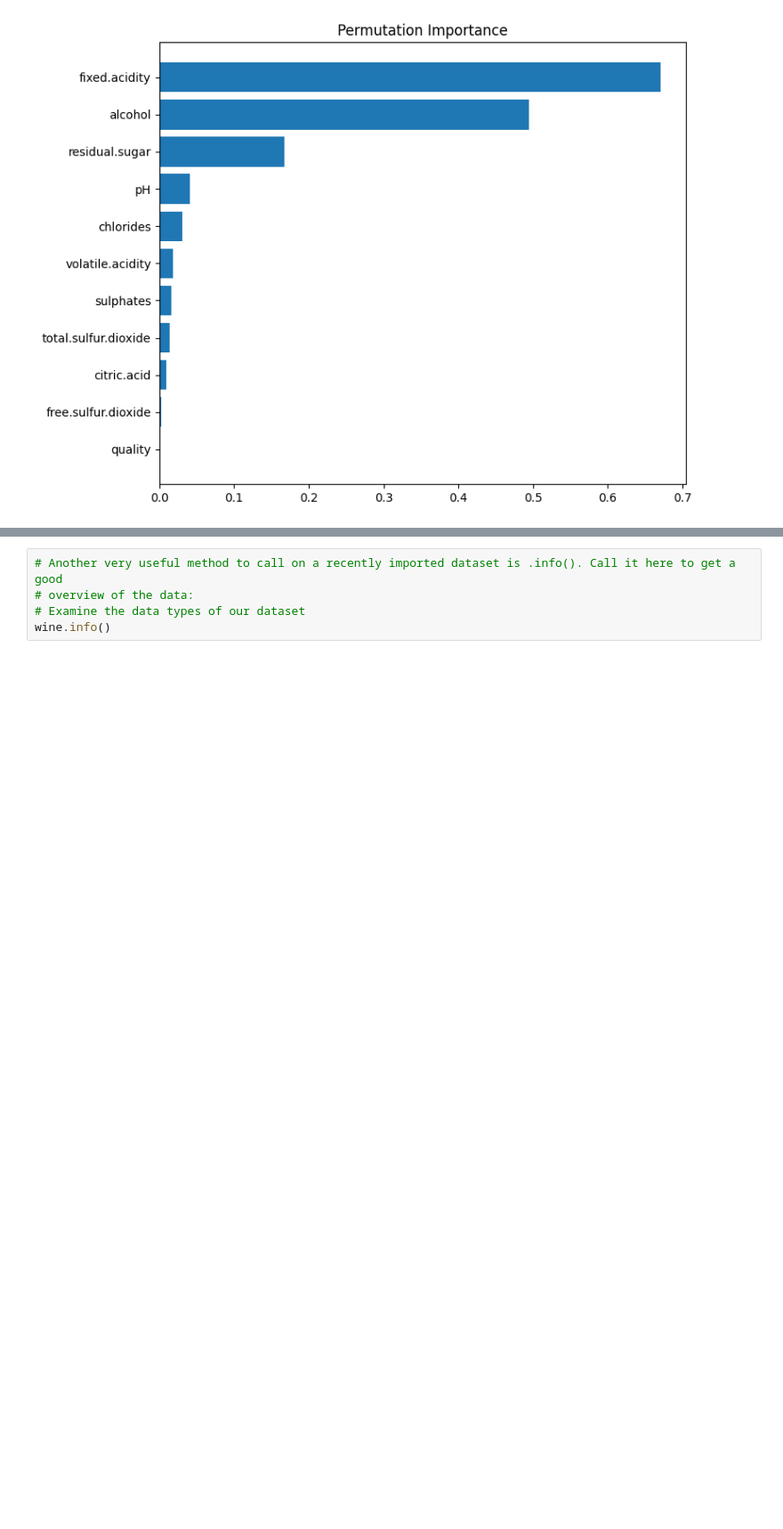
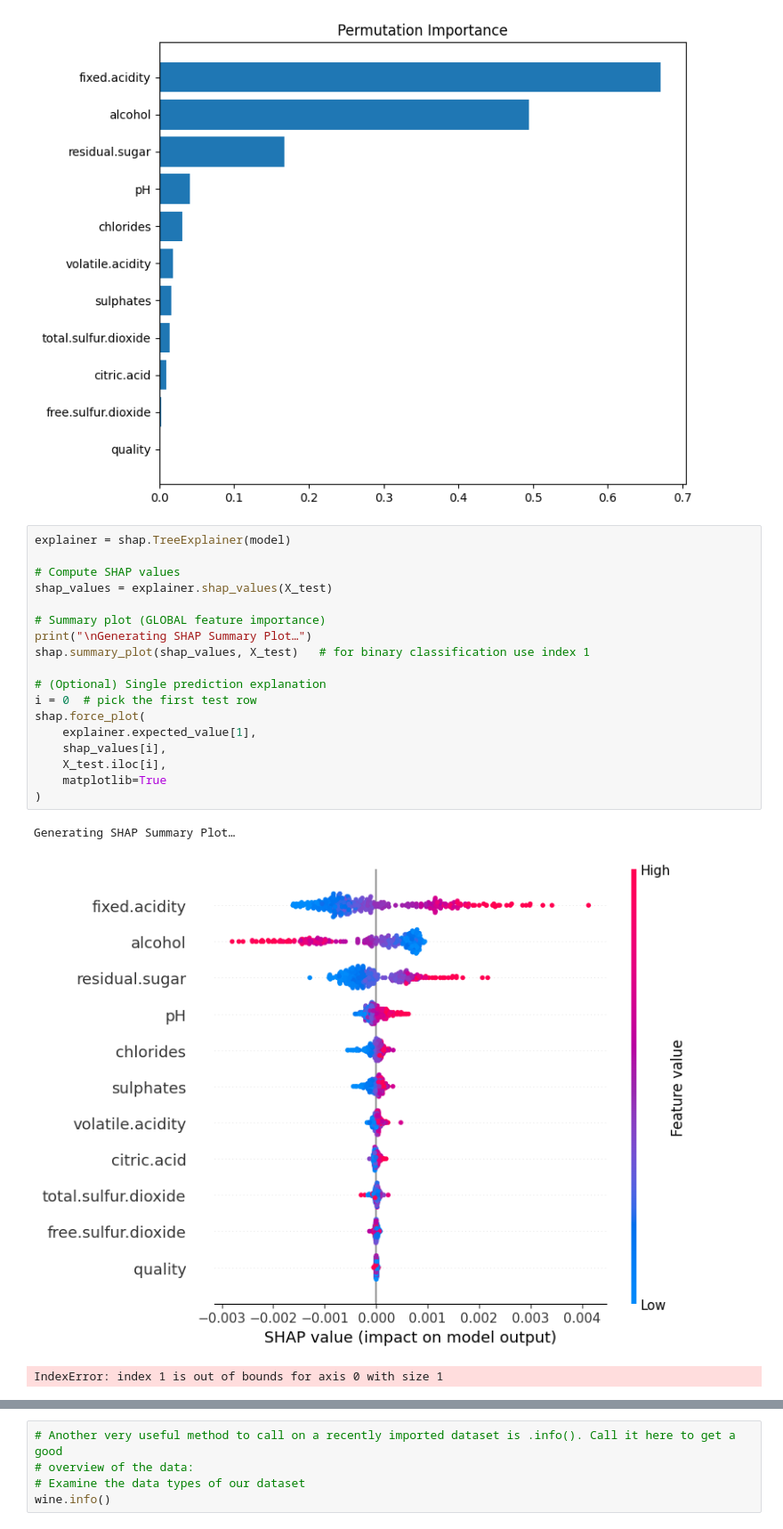
Before and after one commit to binayakhadka/springboard_case_study, a Jupyter notebook: Linear Regression/Springboard Regression Case Study - the Red Wine Dataset - Tier 1.ipynb, the cells around one changed output, grey strips where cells are left out. Shown at 89% size. Saved outputs shown, nothing was run; the diff lists cells and outputs as text; blank space fills up the shorter version.

```diff
--- a/Linear Regression/Springboard Regression Case Study - the Red Wine Dataset - Tier 1.ipynb
+++ b/Linear Regression/Springboard Regression Case Study - the Red Wine Dataset - Tier 1.ipynb
@@ -148,3 +148,25 @@ plt.tight_layout()
 plt.show()
 # %% [output]
 [figure]
+# %%
+explainer = shap.TreeExplainer(model)
+
+# Compute SHAP values
+shap_values = explainer.shap_values(X_test)
+
+# Summary plot (GLOBAL feature importance)
+print("\nGenerating SHAP Summary Plot…")
+shap.summary_plot(shap_values, X_test)   # for binary classification use index 1
+
+# (Optional) Single prediction explanation
+i = 0  # pick the first test row
+shap.force_plot(
+    explainer.expected_value[1],
+    shap_values[i],
+    X_test.iloc[i],
+    matplotlib=True
+)
+# %% [output]
+Generating SHAP Summary Plot…
+[figure, added]
+IndexError: index 1 is out of bounds for axis 0 with size 1
```
Also changed, not shown: parts of 1 cell of this notebook.
